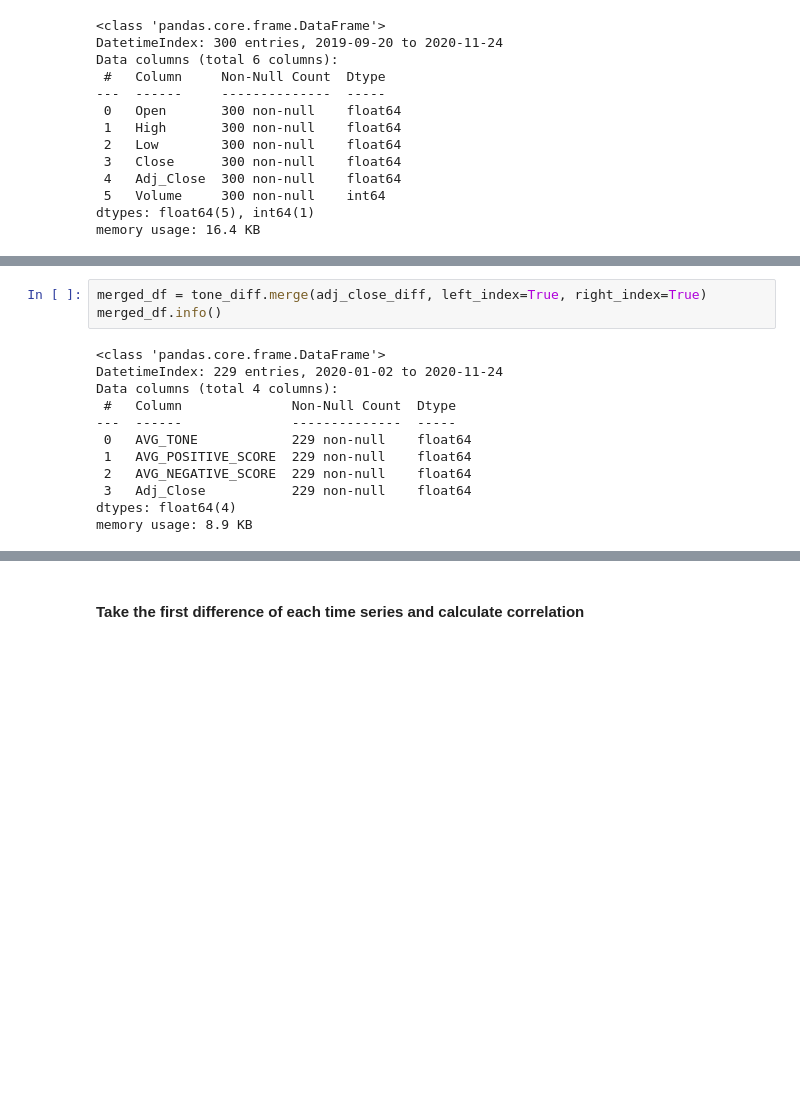
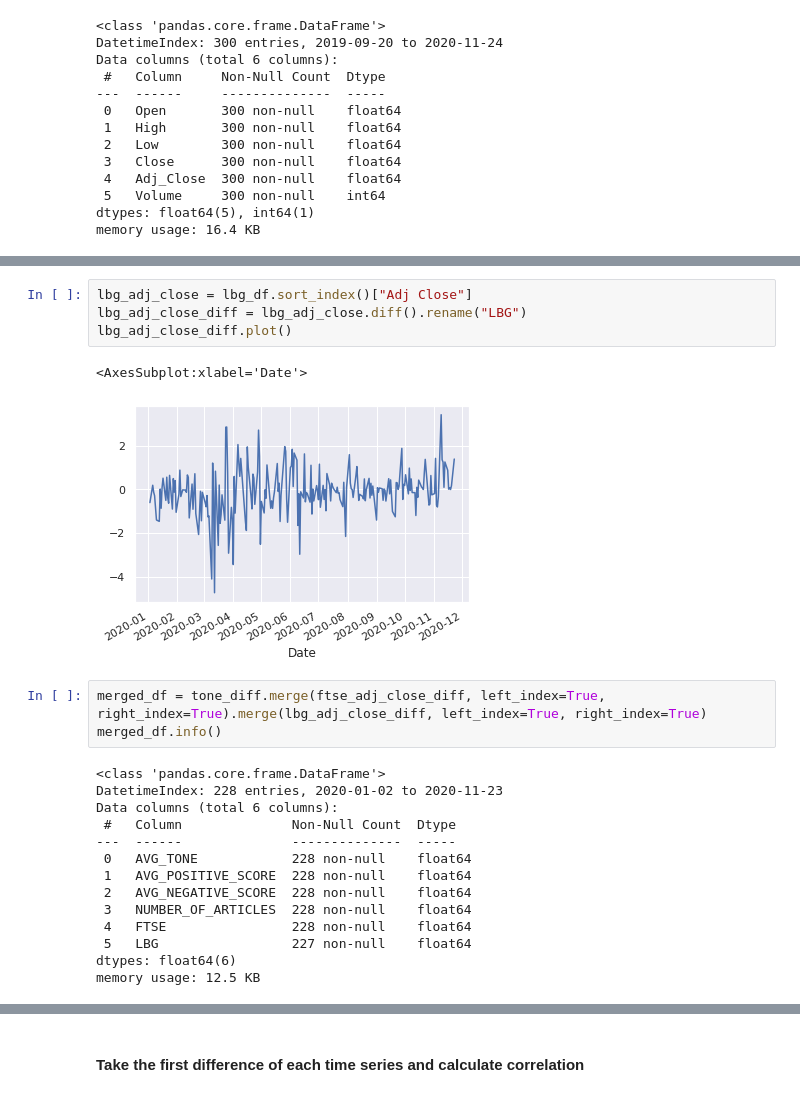
Before and after one commit to waijean/nlp_economics, a Jupyter notebook: correlation.ipynb, the cells around one changed output, grey strips where cells are left out. Cells and saved outputs as stored; diff of their text form; blank space fills up the shorter version.

```diff
--- a/correlation.ipynb
+++ b/correlation.ipynb
@@ -82,16 +105,25 @@ adj_close_diff.plot()
+# %%
+lbg_adj_close = lbg_df.sort_index()["Adj Close"]
+lbg_adj_close_diff = lbg_adj_close.diff().rename("LBG")
+lbg_adj_close_diff.plot()
+# %% [output]
+<AxesSubplot:xlabel='Date'>
+[figure, added]
 # %%
-merged_df = tone_diff.merge(adj_close_diff, left_index=True, right_index=True)
+merged_df = tone_diff.merge(ftse_adj_close_diff, left_index=True, right_index=True).merge(lbg_adj_close_diff, left_index=True, right_index=True)
 merged_df.info()
 # %% [output]
 <class 'pandas.core.frame.DataFrame'>
-DatetimeIndex: 229 entries, 2020-01-02 to 2020-11-24
-Data columns (total 4 columns):
+DatetimeIndex: 228 entries, 2020-01-02 to 2020-11-23
+Data columns (total 6 columns):
  #   Column              Non-Null Count  Dtype
 ---  ------              --------------  -----
- 0   AVG_TONE            229 non-null    float64
- 1   AVG_POSITIVE_SCORE  229 non-null    float64
- 2   AVG_NEGATIVE_SCORE  229 non-null    float64
- 3   Adj_Close           229 non-null    float64
-dtypes: float64(4)
-memory usage: 8.9 KB
+ 0   AVG_TONE            228 non-null    float64
+ 1   AVG_POSITIVE_SCORE  228 non-null    float64
+ 2   AVG_NEGATIVE_SCORE  228 non-null    float64
+ 3   NUMBER_OF_ARTICLES  228 non-null    float64
+ 4   FTSE                228 non-null    float64
+ 5   LBG                 227 non-null    float64
+dtypes: float64(6)
+memory usage: 12.5 KB
 # %%
```
Also changed, not shown: parts of 16 cells of this notebook, 1 other file.
